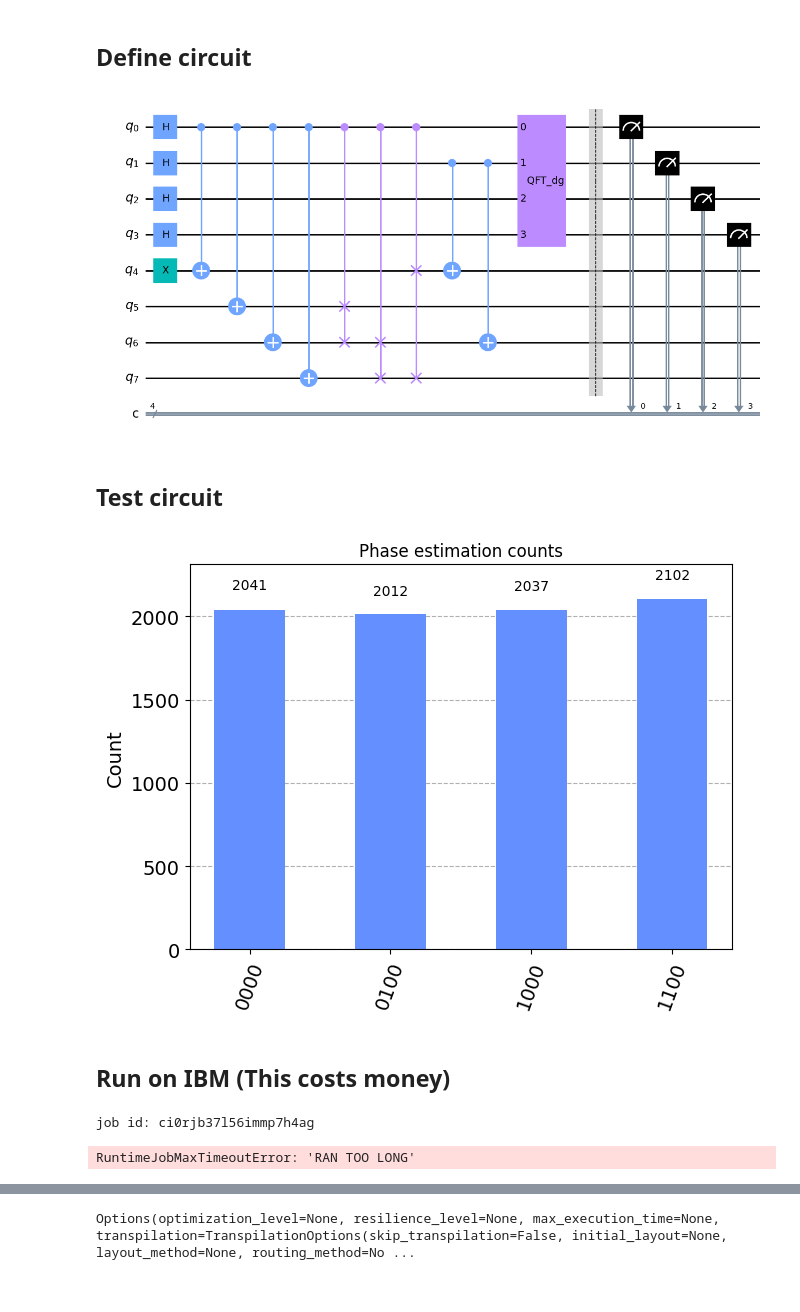
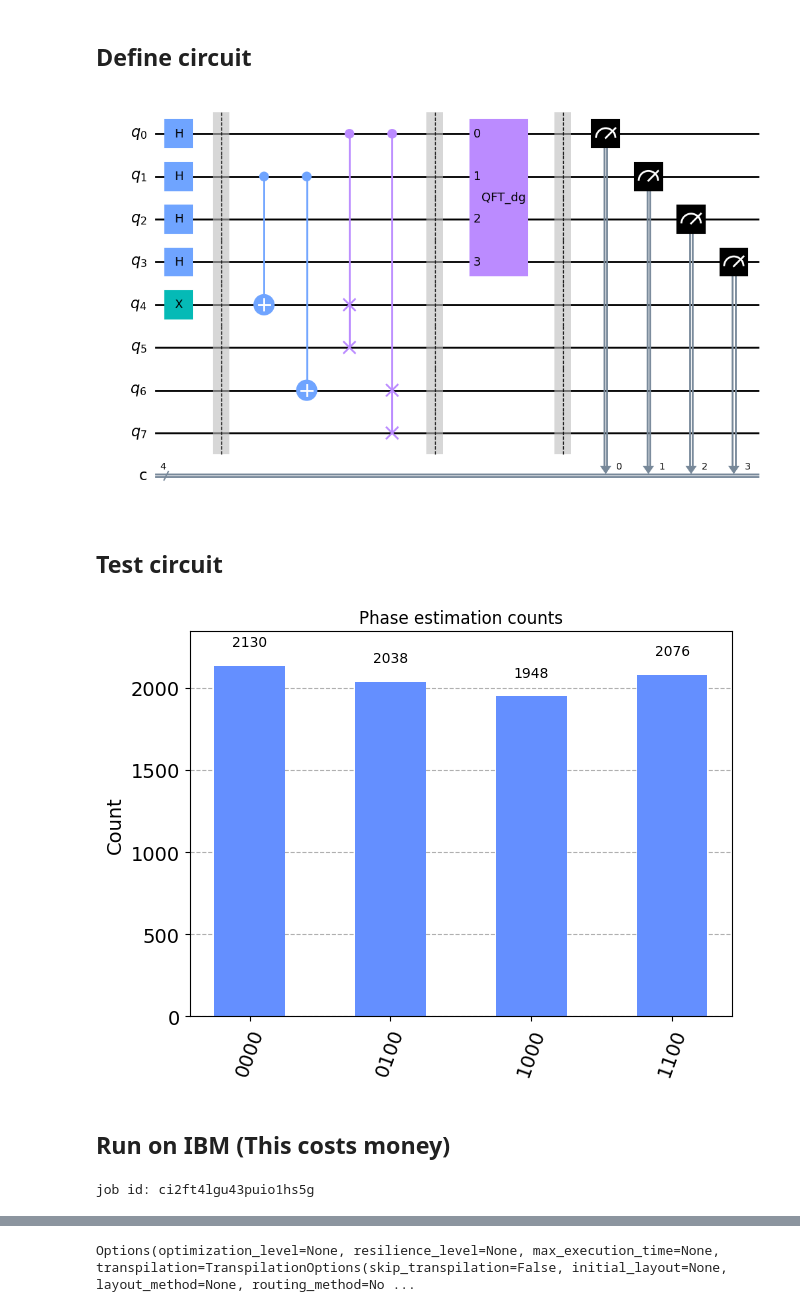
Before and after one commit to P2-718na/qft-speech, a Jupyter notebook: code/runtime-order-finding.ipynb, the cells around one changed output, grey strips where cells are left out. Drawn from its saved outputs; the diff is of its cells as text; code cells hidden in the pictures.

```diff
--- a/code/runtime-order-finding.ipynb
+++ b/code/runtime-order-finding.ipynb
@@ -13,52 +13,58 @@ circ = QuantumCircuit(8, 4)
 
 circ.h(range(4))
 circ.x(4)
+circ.barrier(range(8))
 
 # Compute modular exponentiation for this particular choice
 #circ.append(c_7mod15_gate(1), [0, 4, 5, 6, 7])
 # fixme in pratica queste sono gate ccx, che sono diverse da gate cx, quindi non si riesce
-for _ in range(1):
-  for i in range(4, 8):
-    circ.cx(0, i)
-  circ.cswap(0, 5, 6)
-  circ.cswap(0, 6, 7)
-  circ.cswap(0, 4, 7)
+# moltiplica per 7
+#for i in range(4, 8):
+#  circ.cx(0, i)
+#circ.cswap(0, 5, 6)
+#circ.cswap(0, 6, 7)
+#circ.cswap(0, 4, 7)
 
+# 2^j mod 15
 circ.cx(1, 4)
 circ.cx(1, 6)
+circ.cswap(0, 4, 5)
+circ.cswap(0, 6, 7)
+
+
 
 #circ.cx(0, 5)
 #circ.cx(0, 7)
 
 ##circ.append(c_7mod15_gate(2), [1, 4, 5, 6, 7])
 #for _ in range(2):
 #  for i in range(4, 8):
 #    circ.cx(1, i)
 #  circ.cswap(1, 5, 6)
 #  circ.cswap(1, 6, 7)
 #  circ.cswap(1, 4, 7)
 ##circ.append(c_7mod15_gate(4), [2, 4, 5, 6, 7])
 #for _ in range(4):
 #  for i in range(4, 8):
 #    circ.cx(2, i)
 #  circ.cswap(2, 5, 6)
 #  circ.cswap(2, 6, 7)
 #  circ.cswap(2, 4, 7)
 ##circ.append(c_7mod15_gate(8), [3, 4, 5, 6, 7])
 #for _ in range(8):
 #  for i in range(4, 8):
 #    circ.cx(3, i)
 #  circ.cswap(3, 5, 6)
 #  circ.cswap(3, 6, 7)
 #  circ.cswap(3, 4, 7)
-
+circ.barrier(range(8))
 circ.append(qft_gate(4).inverse(), range(4))
 
 circ.barrier(range(8))
 circ.measure(range(4), range(4))
 circ.draw("mpl")
 # %% [output]
-[figure, old version]
+[figure, new version]
 # %% [markdown]
 ## Test circuit
 # %%
@@ -68,26 +74,25 @@ result = simulator.run(transpiled_circ, shots=8192).result()
 counts = result.get_counts(transpiled_circ)
 plot_histogram(counts, title='Phase estimation counts')
 # %% [output]
-[figure, old version]
+[figure, new version]
 # %% [markdown]
 ## Run on IBM (This costs money)
 # %%
 service = QiskitRuntimeService("ibm_cloud")
-backend = service.backend("ibm_canberra")
+backend = service.backend("ibm_algiers")
 
 options=Options()
 #options.max_execution_time=5
-options.execution.shots=2
+#options.execution.shots=2
 
-job = Sampler(backend, options=options).run(circ)
+job = Sampler(backend).run(circ)
 print(f"job id: {job.job_id()}")
 phase_estimation_result = job.result()
 print(phase_estimation_result)
 counts = phase_estimation_result.quasi_dists[0]
 plot_histogram(counts, title='Phase estimation counts')
 # %% [output]
-job id: ci0rjb37l56immp7h4ag
+job id: ci2ft4lgu43puio1hs5g
-RuntimeJobMaxTimeoutError: 'RAN TOO LONG'
 # %%
 result = transpile(circ, basis_gates=["cx", "id", "rz", "sx", "x"], optimization_level=2, seed_transpiler=1)
 #result.draw("mpl")
```
Also changed, not shown: parts of 3 cells of this notebook, 1 other file.
